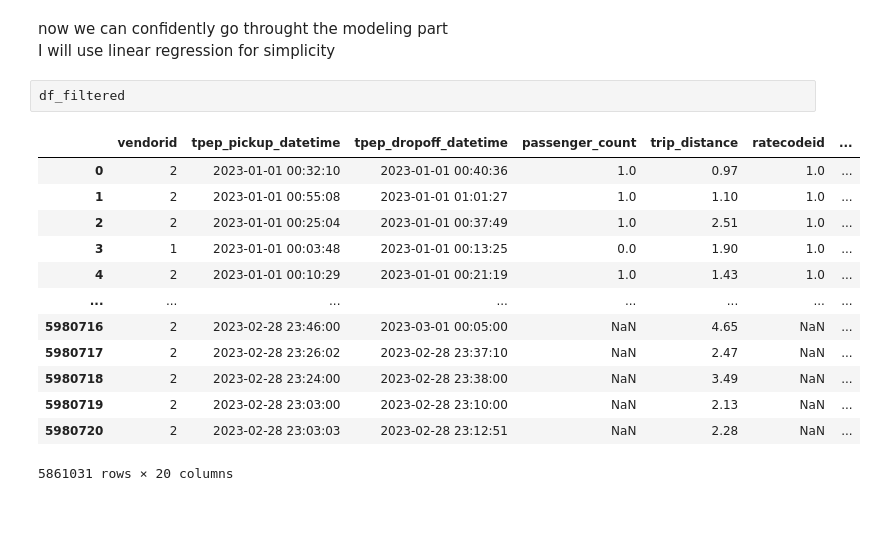
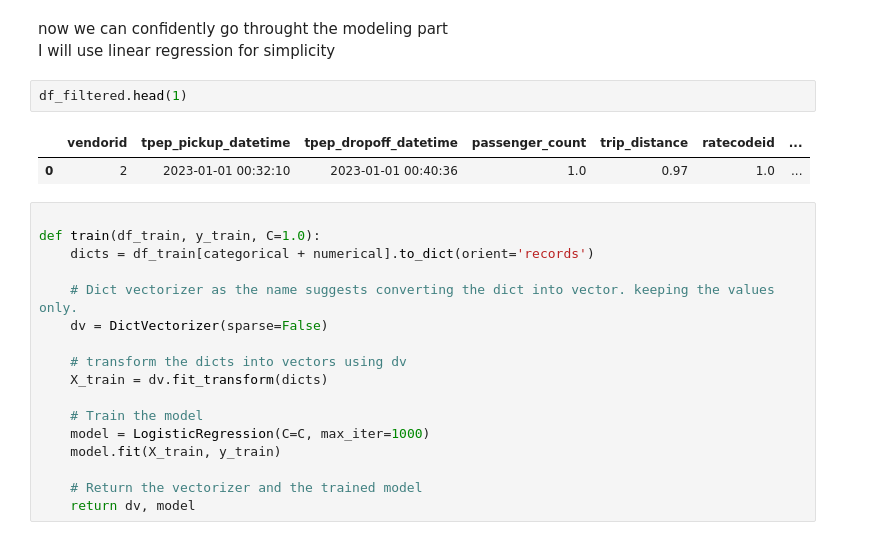
Before and after one commit to NotAbdelrahmanelsayed/mlop-zoomcamp, a Jupyter notebook: 01-intro/homework.ipynb, the cells around one changed output. Saved outputs shown, nothing was run; the diff lists cells and outputs as text; blank space fills up the shorter version.

```diff
--- a/01-intro/homework.ipynb
+++ b/01-intro/homework.ipynb
@@ -124,18 +126,24 @@ plot_duration(df_filtered)
 now we can confidently go throught the modeling part\
 I will use linear regression for simplicity
 # %%
-df_filtered
+df_filtered.head(1)
 # %% [output]
 |  | vendorid | tpep_pickup_datetime | tpep_dropoff_datetime | passenger_count | trip_distance | ratecodeid | ... |
 | 0 | 2 | 2023-01-01 00:32:10 | 2023-01-01 00:40:36 | 1.0 | 0.97 | 1.0 | ... |
-| 1 | 2 | 2023-01-01 00:55:08 | 2023-01-01 01:01:27 | 1.0 | 1.10 | 1.0 | ... |
-| 2 | 2 | 2023-01-01 00:25:04 | 2023-01-01 00:37:49 | 1.0 | 2.51 | 1.0 | ... |
-| 3 | 1 | 2023-01-01 00:03:48 | 2023-01-01 00:13:25 | 0.0 | 1.90 | 1.0 | ... |
-| 4 | 2 | 2023-01-01 00:10:29 | 2023-01-01 00:21:19 | 1.0 | 1.43 | 1.0 | ... |
-| ... | ... | ... | ... | ... | ... | ... | ... |
-| 5980716 | 2 | 2023-02-28 23:46:00 | 2023-03-01 00:05:00 | NaN | 4.65 | NaN | ... |
-| 5980717 | 2 | 2023-02-28 23:26:02 | 2023-02-28 23:37:10 | NaN | 2.47 | NaN | ... |
-| 5980718 | 2 | 2023-02-28 23:24:00 | 2023-02-28 23:38:00 | NaN | 3.49 | NaN | ... |
-| 5980719 | 2 | 2023-02-28 23:03:00 | 2023-02-28 23:10:00 | NaN | 2.13 | NaN | ... |
-| 5980720 | 2 | 2023-02-28 23:03:03 | 2023-02-28 23:12:51 | NaN | 2.28 | NaN | ... |
-5861031 rows × 20 columns
+# %%
+
+def train(df_train, y_train, C=1.0):
+    dicts = df_train[categorical + numerical].to_dict(orient='records')
+
+    # Dict vectorizer as the name suggests converting the dict into vector. keeping the values only.
+    dv = DictVectorizer(sparse=False)
+
+    # transform the dicts into vectors using dv
+    X_train = dv.fit_transform(dicts)
+
+    # Train the model
+    model = LogisticRegression(C=C, max_iter=1000)
+    model.fit(X_train, y_train)
+
+    # Return the vectorizer and the trained model
+    return dv, model
```
Also changed, not shown: parts of 1 cell of this notebook.
